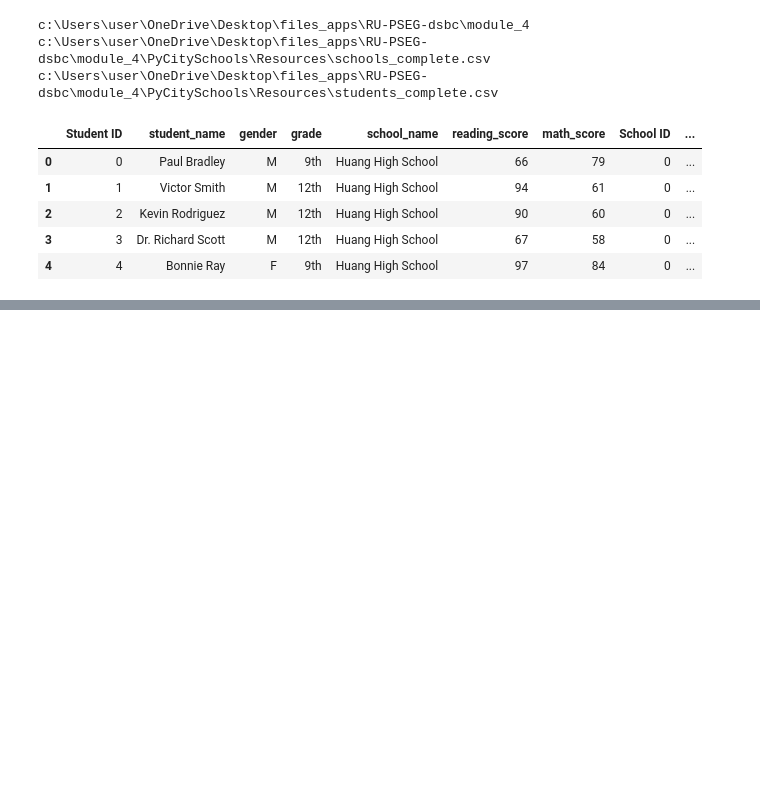
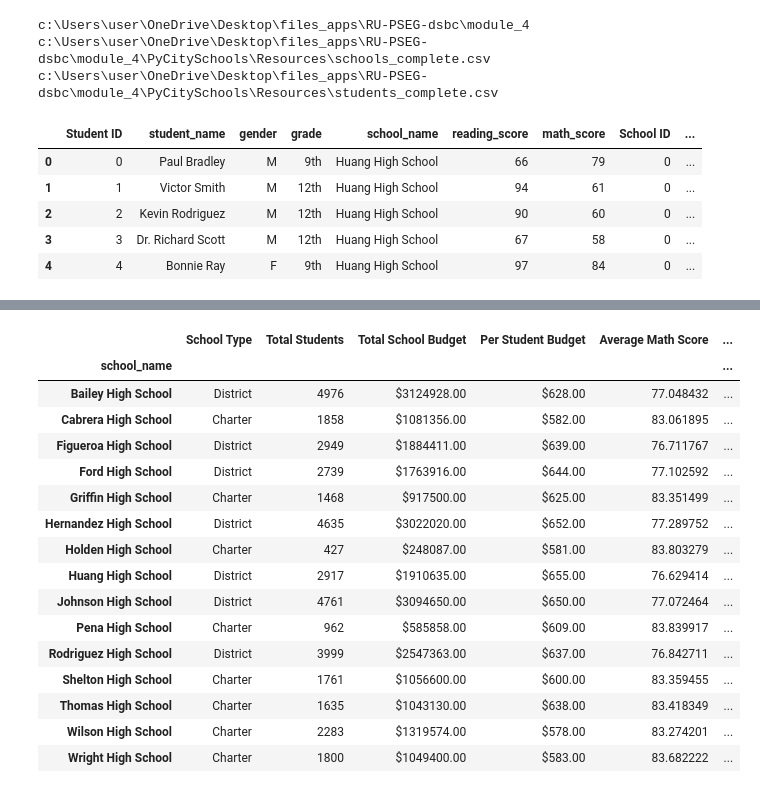
Before and after one commit to bseri0/pandas-challenge, a Jupyter notebook: PyCitySchools/CitySchools.ipynb, the cells around one changed output, grey strips where cells are left out. Saved outputs shown, nothing was run; the diff lists cells and outputs as text; code cells hidden in the pictures; blank space fills up the shorter version.

```diff
--- a/PyCitySchools/CitySchools.ipynb
+++ b/PyCitySchools/CitySchools.ipynb
@@ -35,0 +200,7 @@ c:\Users\user\OneDrive\Desktop\files_apps\RU-PSEG-dsbc\module_4\PyCitySchools\Re
+# %%
+# Use the code provided to select all of the school types
+#school_types = school_data['type'].unique()
+school_types = summary_school_df.groupby('school_name')['School Type'].first()
+# Calculate the total student count per school
+per_school_counts = student_data.groupby('school_name')['Student ID'].count()
+school_types
@@ -35,0 +352,75 @@ c:\Users\user\OneDrive\Desktop\files_apps\RU-PSEG-dsbc\module_4\PyCitySchools\Re
+# %%
+
+# Calculate the total student count per school
+per_school_counts = student_data.groupby('school_name')['Student ID'].count()
+
+# Calculate the total school budget and per capita spending per school
+per_school_budget = school_data.groupby('school_name')['budget'].sum()
+per_school_capita = per_school_budget / per_school_counts
+
+# Format the per_school_budget Series as currency
+per_school_budget_formatted = per_school_budget.map("${:.2f}".format)
+
+# Calculate the average test scores per school
+per_school_math = student_data.groupby('school_name')['math_score'].mean()
+per_school_reading = student_data.groupby('school_name')['reading_score'].mean()
+
+# Calculate the number of students per school with math scores of 70 or higher
+school_students_passing_math = school_data_complete[school_data_complete["math_score"] >= 70].groupby('school_name')['Student ID'].count()
+
+# Calculate the number of students per school with reading scores of 70 or higher
+school_students_passing_reading = school_data_complete[school_data_complete["reading_score"] >= 70].groupby('school_name')['Student ID'].count()
+
+# Calculate the number of students per school passing both math and reading
+students_passing_math_and_reading = school_data_complete[
+    (school_data_complete["reading_score"] >= 70) & (school_data_complete["math_score"] >= 70)
+]
+school_students_passing_math_and_reading = students_passing_math_and_reading.groupby(["school_name"]).size()
+
+# Calculate the percentage of students passing math and reading
+per_school_passing_math = school_students_passing_math / per_school_counts * 100
+per_school_passing_reading = school_students_passing_reading / per_school_counts * 100
+
+# Calculate the overall passing rate
+overall_passing_rate = school_students_passing_math_and_reading / per_school_counts * 100
+
+# Create the per_school_summary DataFrame
+per_school_summary = pd.DataFrame({
+    'School Type' : school_types,
+    'Total Students': per_school_counts,
+    'Total School Budget': per_school_budget_formatted,
+    'Per Student Budget': per_school_capita.map("${:.2f}".format),
+    'Average Math Score': per_school_math,
+    'Average Reading Score': per_school_reading,
+    '% Passing Math': per_school_passing_math,
+    '% Passing Reading': per_school_passing_reading,
+    '% Overall Passing': overall_passing_rate
+})
+
+# Formatting
+#per_school_summary["Total Students"] = summary_df["Total Students"].map("{:,}".format)
+
+# Formatting
+#per_school_summary["Total Budget"] = per_school_summary["Total Budget"].map("${:,.2f}".format)
+#per_school_summary["Per Student Budget"] = per_school_summary["Per Student Budget"].map("${:,.2f}".format)
+
+# Display the DataFrame
+per_school_summary
+# %% [output]
+|  | School Type | Total Students | Total School Budget | Per Student Budget | Average Math Score | ... |
+| school_name |  |  |  |  |  | ... |
+| Bailey High School | District | 4976 | $3124928.00 | $628.00 | 77.048432 | ... |
+| Cabrera High School | Charter | 1858 | $1081356.00 | $582.00 | 83.061895 | ... |
+| Figueroa High School | District | 2949 | $1884411.00 | $639.00 | 76.711767 | ... |
+| Ford High School | District | 2739 | $1763916.00 | $644.00 | 77.102592 | ... |
+| Griffin High School | Charter | 1468 | $917500.00 | $625.00 | 83.351499 | ... |
+| Hernandez High School | District | 4635 | $3022020.00 | $652.00 | 77.289752 | ... |
+| Holden High School | Charter | 427 | $248087.00 | $581.00 | 83.803279 | ... |
+| Huang High School | District | 2917 | $1910635.00 | $655.00 | 76.629414 | ... |
+| Johnson High School | District | 4761 | $3094650.00 | $650.00 | 77.072464 | ... |
+| Pena High School | Charter | 962 | $585858.00 | $609.00 | 83.839917 | ... |
+| Rodriguez High School | District | 3999 | $2547363.00 | $637.00 | 76.842711 | ... |
+| Shelton High School | Charter | 1761 | $1056600.00 | $600.00 | 83.359455 | ... |
+| Thomas High School | Charter | 1635 | $1043130.00 | $638.00 | 83.418349 | ... |
+| Wilson High School | Charter | 2283 | $1319574.00 | $578.00 | 83.274201 | ... |
+| Wright High School | Charter | 1800 | $1049400.00 | $583.00 | 83.682222 | ... |
```
Also changed, not shown: parts of 39 cells of this notebook.
